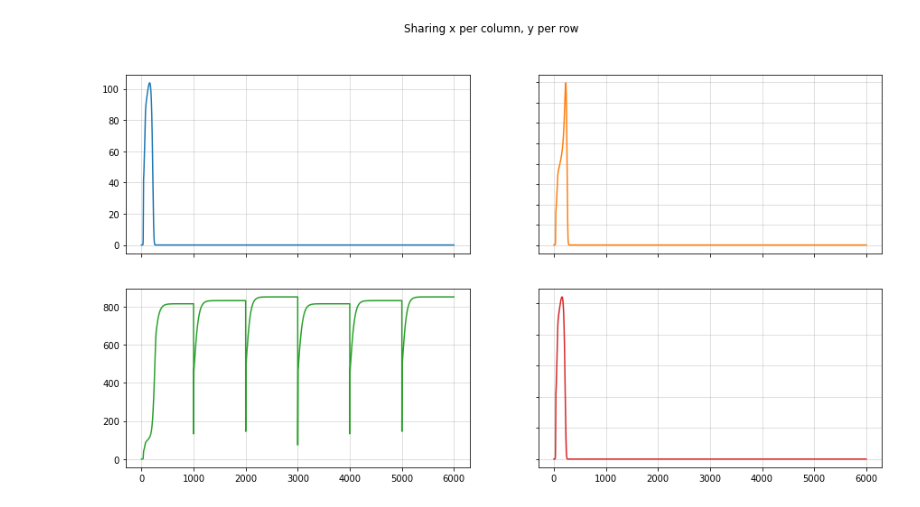
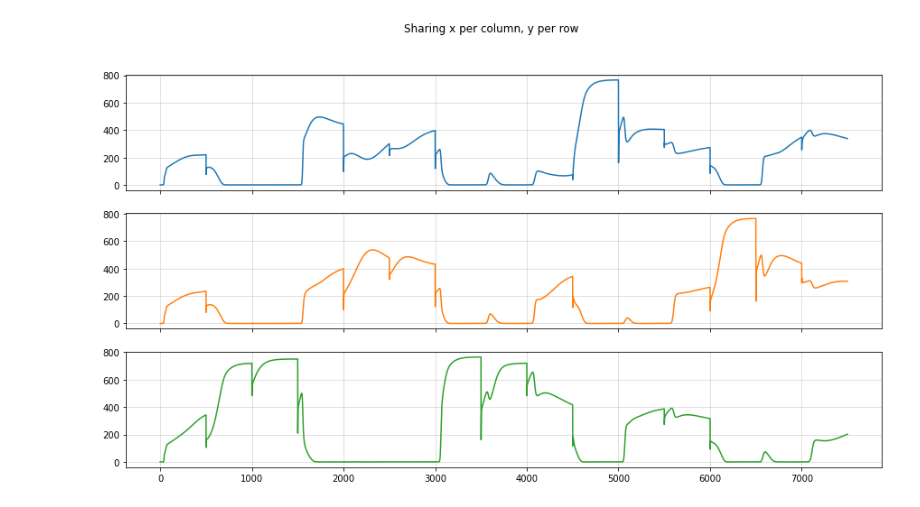
Before and after one commit to sazio/Transients, a Jupyter notebook: Python/WLC_SSM.ipynb, the cells around one changed output. Drawn from its saved outputs; the diff is of its cells as text; code cells hidden in the pictures.

```diff
--- a/Python/WLC_SSM.ipynb
+++ b/Python/WLC_SSM.ipynb
@@ -85,2 +115,3 @@ patterns.append(np.asarray(pattern_1))
 # %%
-time_each_pattern = len(t)//(num_patterns + 1)//2
+time_each_pattern = len(t)//(num_patterns*repetitions)
+print(time_each_pattern)
@@ -89,4 +122,4 @@ x_0 = np.asarray([patterns[0] for i in range(0,time_each_pattern)]) # sensory ne
 x_1 = np.asarray([patterns[1] for i in range(time_each_pattern, 2*time_each_pattern)]) # sensory neurons -- pattern 2
 x_2 = np.asarray([patterns[2] for i in range(2*time_each_pattern, 3*time_each_pattern)]) # sensory neurons -- pattern 3
 
-x = np.vstack((x_0,x_1,x_2,x_0,x_1,x_2)) # sensory neurons -- all the patterns
+x = np.vstack((x_0,x_1,x_2,x_0,x_1,x_2, x_0,x_1,x_2,x_0,x_1,x_2,x_0,x_1,x_2)) # sensory neurons -- all the patterns
@@ -97,7 +134,7 @@ P = np.asarray([np.ones((N_s,N_p)) + eta  for i in range(0,len(t))]) # projectio
 V = np.asarray([ V_0*np.ones((N_p, N_p)) - (V_0 - 1)*np.eye(N_p) for i in range(0, len(t))]) # competition matrix
 xi_t = np.random.uniform(0, sigma, size=len(t)) # adding noise uniformly sampled [0,sigma]
 # %%
-def ODE_Int(a,x,t,P,V,xi_t,alpha = 1):
+def ODE_Int(a,x,t,P,V,xi_t,alpha = 1, tau = 1):
   """
   Euler Method for ODE Integration
   """
@@ -106,20 +143,23 @@ def ODE_Int(a,x,t,P,V,xi_t,alpha = 1):
     for i in range(0, N_p):
       #Principal Neurons Amplitudes
       a[n+1,i] = a[n,i] + (a[n,i] -a[n,i]*np.matmul(V[n, i,:],a[n,:]) + alpha*a[n,i]*np.matmul(P[n,:,:].T[i,:], x[n,:]) + xi_t[n])*(t[n+1] - t[n])
+
       for j in range(0, N_s):
         for k in range(0, N_p):
           # Projection Matrix
-          P[n+1, j, i] = P[n, j, i] + eps*a[n, i]*(beta*x[n, j] -P[n,j,i])*(t[n+1] - t[n])
-          # Competition Matrix - Delay Differential Equation
-          if n-tau >= 0:
-            V[n+1,i, k] = V[n, i, k] + eps*a[n, i]*a[n-tau,k]*(V_1 - V[n, i, k])*(t[n+1] - t[n])
-          else:
-            #V[n+1, i, k] = V[n, i, k] + eps*a[n, i]*(V_1 - V[n, i, k])*(t[n+1] - t[n])
-            V[n+1, i, k] = V[n, i, k] + eps*a[n, i]*a[n, k]*(V_1 - V[n, i, k])*(t[n+1] - t[n])
+          P[n+1, j, k] = P[n, j, k] + eps*a[n, k]*(beta*x[n, j] - P[n,j,k])*(t[n+1] - t[n])
+          for l in range(0,N_p):
+            # Competition Matrix - Delay Differential Equation
+            if n-tau >= 0:
+              V[n+1,l, k] = V[n, l, k] + eps*a[n, l]*a[n-tau,k]*(V_1 - V[n, l, k])*(t[n+1] - t[n])
+              V[n+1,l,l] = 1
+            else:
+              V[n+1, l, k] = V[n, l, k] #+ eps*a[n, i]*a[n, k]*(V_1 - V[n, i, k])*(t[n+1] - t[n])
+              V[n+1,l,l] = 1
 
   return (a, P, V)
 # %%
-a_learn, P_learn, V_learn = ODE_Int(a,x,t,P,V,xi_t,alpha = 1)
+a_learn, P_learn, V_learn = ODE_Int(a,x,t,P,V,xi_t,alpha = 1, tau = 5)
 # %%
 #t_test = np.linspace(0, 3, num = 1200)
 #xi_t_test = np.random.uniform(0, sigma, size=len(t_test))
@@ -128,20 +168,17 @@ a_learn, P_learn, V_learn = ODE_Int(a,x,t,P,V,xi_t,alpha = 1)
 # %%
 # Plotting learning phase
-fig, ((ax1, ax2), (ax3, ax4)) = plt.subplots(2, 2, figsize = (15,8))
+fig, ((ax1, ax2, ax3)) = plt.subplots(3, figsize = (15,8))
 fig.suptitle('Sharing x per column, y per row')
 ax1.plot(a_learn[:,0])
 ax1.grid(alpha = 0.5)
 ax2.plot(a_learn[:,1], 'tab:orange')
 ax2.grid(alpha = 0.5)
 ax3.plot(a_learn[:,2], 'tab:green')
 ax3.grid(alpha = 0.5)
-ax4.plot(a_learn[:,3],'tab:red')
-ax4.grid(alpha = 0.5)
-
 
 for ax in fig.get_axes():
     ax.label_outer()
 # %% [output]
-[figure, old version]
+[figure, new version]
 # %%
 # Plotting - retrieval phase
```
Also changed, not shown: parts of 8 cells of this notebook.
